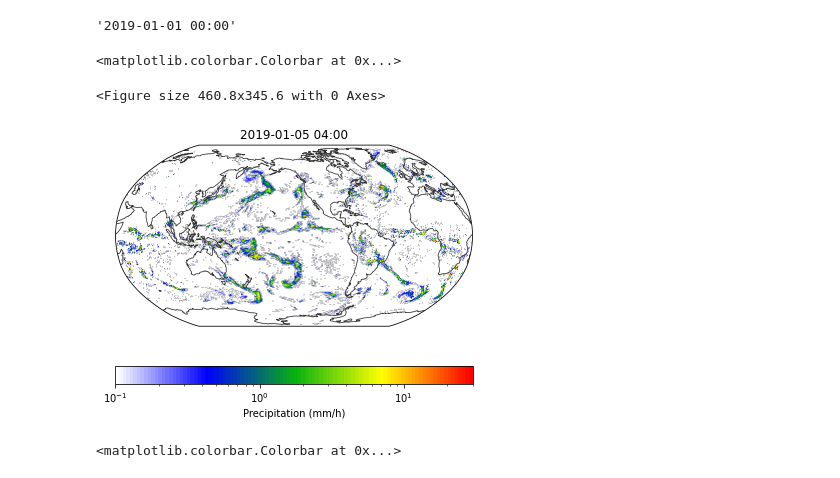
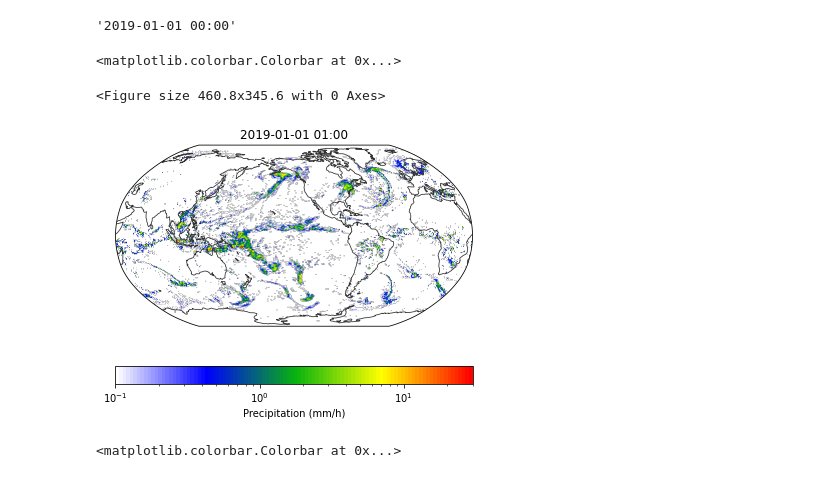
Before and after one commit to WACCEM/healpix-remapping, a Jupyter notebook: notebooks/test_read_imerg_healpix.ipynb, the cells around one changed output. Drawn from its saved outputs; the diff is of its cells as text; code cells hidden in the pictures.

```diff
--- a/notebooks/test_read_imerg_healpix.ipynb
+++ b/notebooks/test_read_imerg_healpix.ipynb
@@ -71,15 +72,15 @@ ds.time.isel(time=0).dt.strftime('%Y-%m-%d %H:%M').item()
 # %% [output]
 '2019-01-01 00:00'
 # %%
-itime = 100
+itime = 1
 im = egh.healpix_show(ds.precipitation.isel(time=itime),norm=mpl.colors.LogNorm(vmin=10e-2, vmax=30), cmap=cmaps.WhBlGrYeRe)
 time_str = ds.time.isel(time=itime).dt.strftime('%Y-%m-%d %H:%M').item()
 plt.title(time_str)
 plt.colorbar(im, orientation='horizontal', label='Precipitation (mm/h)')
 # %% [output]
 <matplotlib.colorbar.Colorbar at 0x...>
 <Figure size 460.8x345.6 with 0 Axes>
-[figure, old version]
+[figure, new version]
 # %%
 time_str1 = '2019-06-01T00'
 time_str2 = '2019-08-31T23'
```
Also changed, not shown: parts of 2 cells of this notebook, 7 other files.
